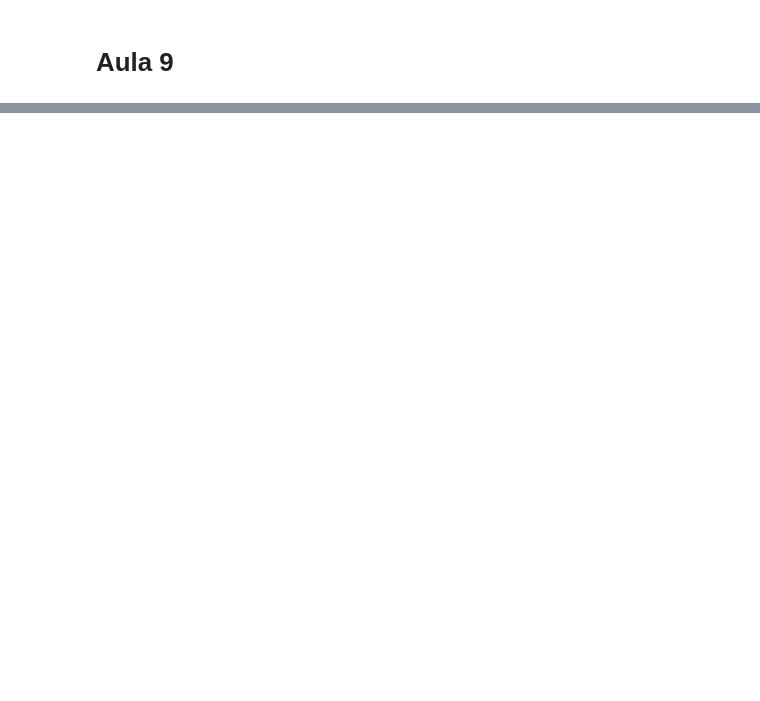
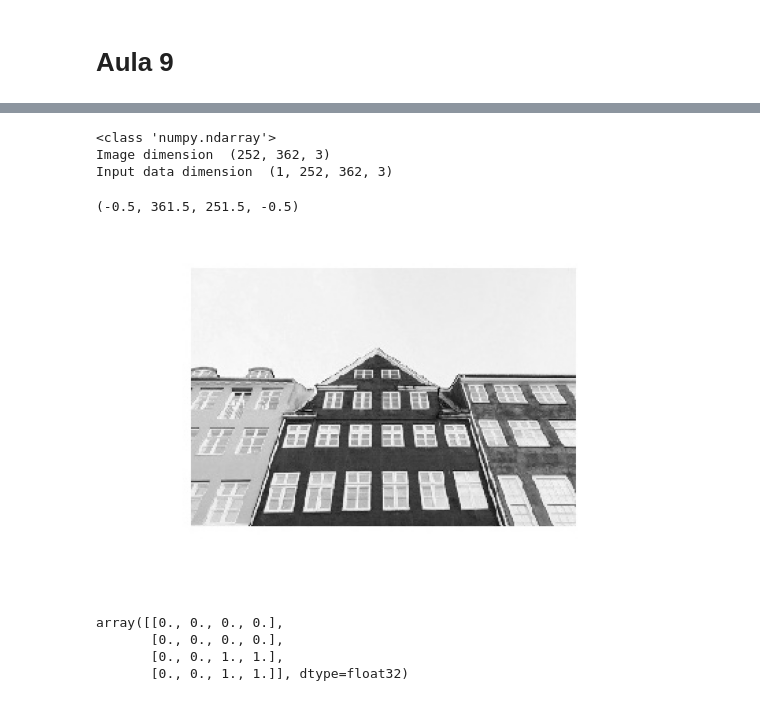
Before and after one commit to Apolinario8/Portefolio_SI, a Jupyter notebook: src/Exercises.ipynb, the cells around one changed output, grey strips where cells are left out. Saved outputs shown, nothing was run; the diff lists cells and outputs as text; code cells hidden in the pictures; blank space fills up the shorter version.

```diff
--- a/src/Exercises.ipynb
+++ b/src/Exercises.ipynb
@@ -325,0 +646,52 @@ from neural_networks.activation import *
+# %%
+# 18.
+
+import numpy as np
+import matplotlib.pyplot as plt
+import matplotlib.image as mpimg
+
+img = mpimg.imread(r"..\data\home.png")
+data = img.reshape(1,img.shape[0], img.shape[1], img.shape[2])
+
+print(type(img))
+print("Image dimension ",img.shape)
+print("Input data dimension ", data.shape)
+# %% [output]
+<class 'numpy.ndarray'>
+Image dimension  (252, 362, 3)
+Input data dimension  (1, 252, 362, 3)
+# %%
+plt.imshow(data[0,:,:,:])
+plt.grid(False)
+plt.axis("off")
+# %% [output]
+(-0.5, 361.5, 251.5, -0.5)
+[figure, added]
+# %%
+# 18.1 - Padding
+
+def pad_with_zeros(data: np.ndarray, pad: int) -> np.ndarray:
+    """
+    Pad image with zeros. The padding is applied to the height and width of an image.
+
+    Parameters
+    ----------
+    data: numpy array
+        input data
+    pad: int
+        number of zero padding
+
+    Returns
+    -------
+    data_padded: numpy array
+        the nd-array after padding
+    """
+    data_padded = np.pad(data, ((0, 0), (pad, pad), (pad, pad), (0, 0)), mode='constant', constant_values=0)
+    return data_padded
+
+pad_with_zeros(data, 10)[0, 8:12, 8:12, 1]
+# %% [output]
+array([[0., 0., 0., 0.],
+       [0., 0., 0., 0.],
+       [0., 0., 1., 1.],
+       [0., 0., 1., 1.]], dtype=float32)
```
Also changed, not shown: parts of 36 cells of this notebook, 13 other files.
